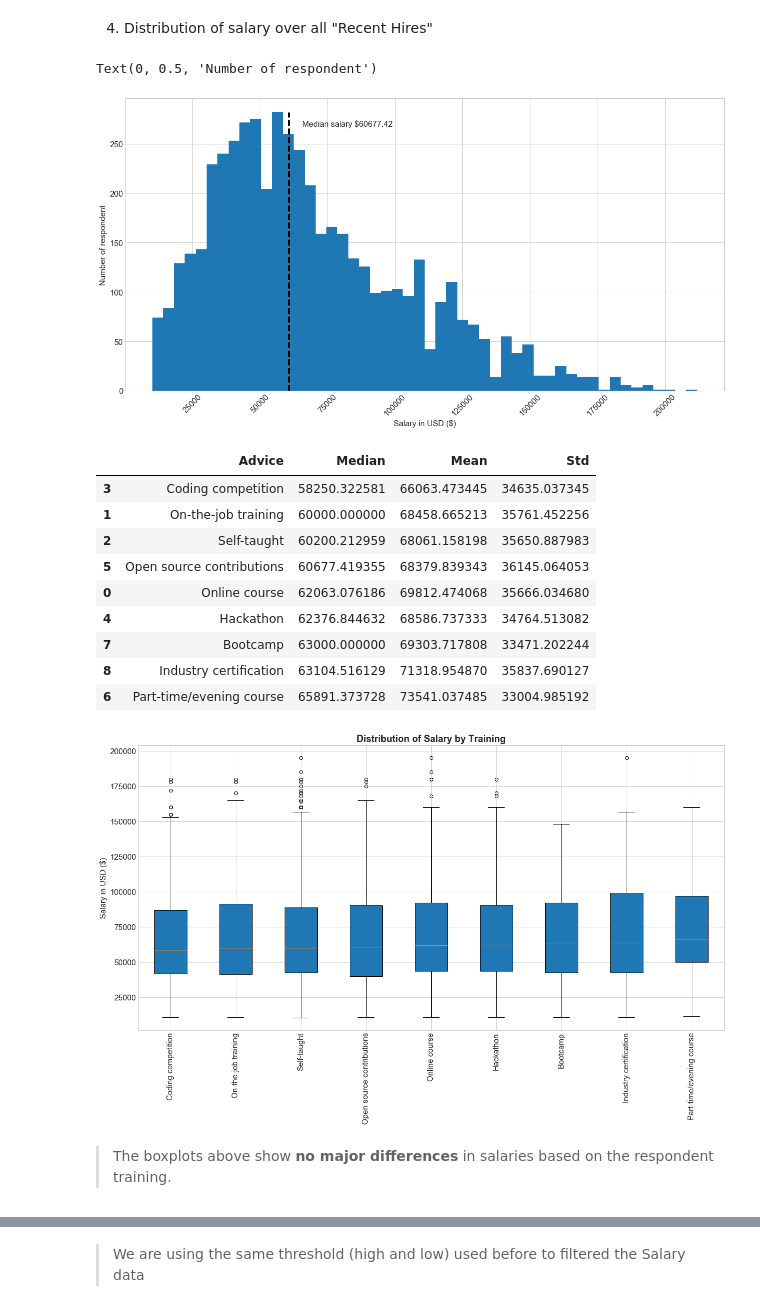
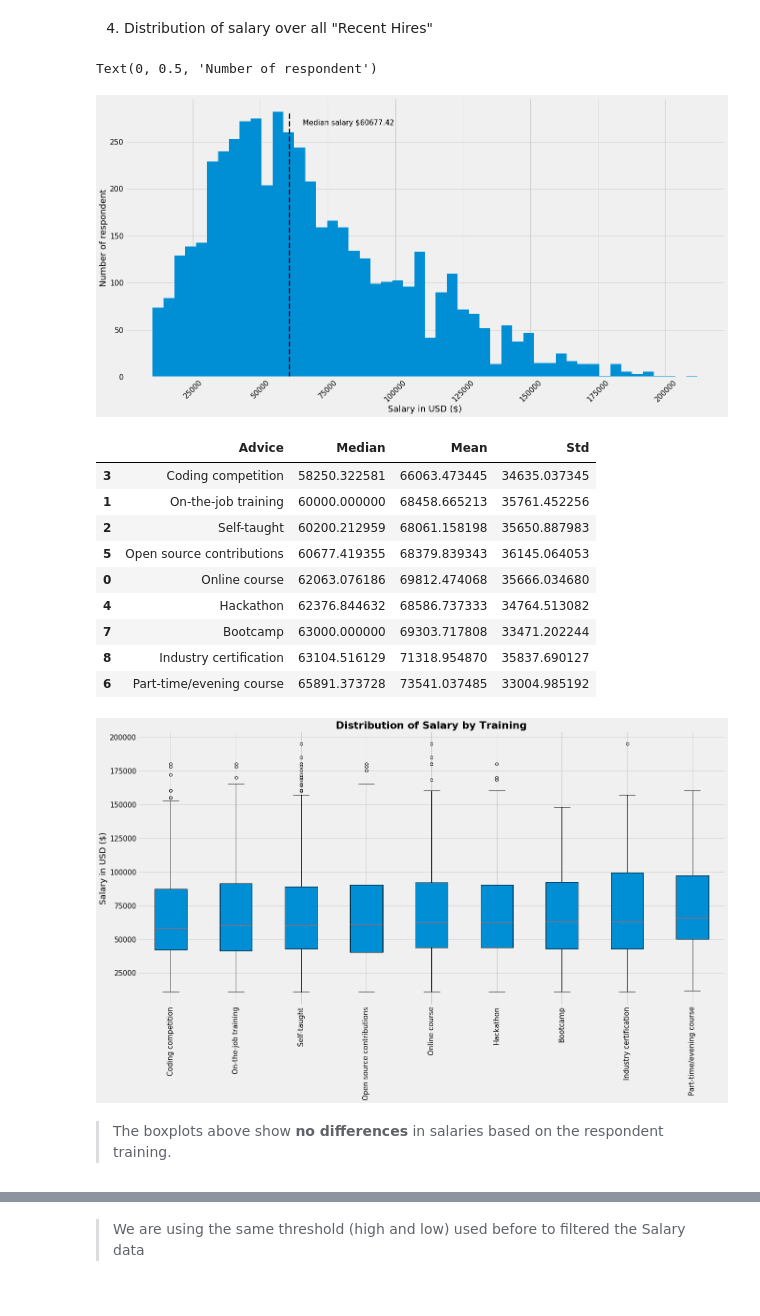
Before and after one commit to 6one2/Stack_PublicSurvey, a Jupyter notebook: code/StackPublicSurvey.ipynb, the cells around one changed output, grey strips where cells are left out. Saved outputs shown, nothing was run; the diff lists cells and outputs as text; code cells hidden in the pictures.

```diff
--- a/code/StackPublicSurvey.ipynb
+++ b/code/StackPublicSurvey.ipynb
@@ -16,7 +16,8 @@ import matplotlib.ticker as mtick
 from stack_functions import getChoices, convert2USD, createDummyVar
 # %%
 # setting up display
-plt.style.use('seaborn-whitegrid')
+plt.style.use('fivethirtyeight')
+# plt.style.use('tableau-colorblind10')
 plt.rcParams['figure.figsize']= 8, 8
 plt.rcParams['font.size']=8
 # %% [markdown]
@@ -206,12 +207,12 @@ md(
 ## 3.1 Job Satisfaction
 # %%
 Job_sat = []
-data_2_plot = []
+jobsat_2_plot = []
 
 for adv, idx in dictEducType.items():
     n_data = df_nhires.reindex(idx)['JobSatisfaction']
 
-    data_2_plot.append(n_data.dropna())
+    jobsat_2_plot.append(n_data.dropna())
 
     Job_sat.append(
         {
@@ -224,14 +225,14 @@ for adv, idx in dictEducType.items():
 
 JobSat = pd.DataFrame(Job_sat).sort_values(by=['Median', 'Mean'])
 my_order = JobSat.index.tolist() # find order the list of list of salary by Median
-data_2_plot = [data_2_plot[x] for x in my_order] # reorganize data_2_plot for boxplot
+jobsat_2_plot = [jobsat_2_plot[x] for x in my_order] # reorganize data_2_plot for boxplot
 
 fig = plt.figure()
 ax = fig.add_subplot(111)
-bp = plt.boxplot(data_2_plot, patch_artist=True)
+bp = plt.boxplot(jobsat_2_plot, patch_artist=True)
 ax.set_xticklabels(JobSat['Training'],rotation=90)
 plt.ylabel('Job Satisfaction')
-# plt.title('Distribution of Salary by Training', weight='bold')
+plt.title('Job Satisfaction Score by Training', weight='bold')
 
 JobSat
 # %% [output]
@@ -330,48 +331,48 @@ plt.xlabel('Salary in USD ($)')
 plt.ylabel('Number of respondent')
 # %% [output]
 Text(0, 0.5, 'Number of respondent')
-[figure, old version]
+[figure, new version]
 # %%
 Sal_per_Adv = []
-data_2_plot = []
+sal_2_plot = []
 
 for adv, idx in dictEducType.items():
     sal = df_filtered.reindex(idx)['SalaryConv_USD']
 
-    data_2_plot.append(sal.dropna())
+    sal_2_plot.append(sal.dropna())
 
     Sal_per_Adv.append(
         {
             'Advice': adv,
             'Median': sal.median(),
             'Mean':  sal.mean(),
             'Std': sal.std()
         }
     )
 
 Sal_per_Adv = pd.DataFrame(Sal_per_Adv).sort_values(['Median','Mean'])
 my_order = Sal_per_Adv.index.tolist() # find order the list of list of salary by Median
-data_2_plot = [data_2_plot[x] for x in my_order] # reorganize data_2_plot for boxplot
+sal_2_plot = [sal_2_plot[x] for x in my_order] # reorganize data_2_plot for boxplot
 
 fig = plt.figure()
 ax = fig.add_subplot(111)
-bp = plt.boxplot(data_2_plot, patch_artist=True)
+bp = plt.boxplot(sal_2_plot, patch_artist=True)
 ax.set_xticklabels(Sal_per_Adv['Advice'],rotation=90)
 plt.ylabel('Salary in USD ($)')
 plt.title('Distribution of Salary by Training', weight='bold')
 
 Sal_per_Adv
 # %% [output]
 |  | Advice | Median | Mean | Std |
 | 3 | Coding competition | 58250.322581 | 66063.473445 | 34635.037345 |
 | 1 | On-the-job training | 60000.000000 | 68458.665213 | 35761.452256 |
 | 2 | Self-taught | 60200.212959 | 68061.158198 | 35650.887983 |
 | 5 | Open source contributions | 60677.419355 | 68379.839343 | 36145.064053 |
 | 0 | Online course | 62063.076186 | 69812.474068 | 35666.034680 |
 | 4 | Hackathon | 62376.844632 | 68586.737333 | 34764.513082 |
 | 7 | Bootcamp | 63000.000000 | 69303.717808 | 33471.202244 |
 | 8 | Industry certification | 63104.516129 | 71318.954870 | 35837.690127 |
 | 6 | Part-time/evening course | 65891.373728 | 73541.037485 | 33004.985192 |
-[figure, old version]
+[figure, new version]
 # %% [markdown]
-> The boxplots above show __no major differences__ in salaries based on the respondent training.
+> The boxplots above show __no differences__ in salaries based on the respondent training.
```
Also changed, not shown: parts of 29 cells of this notebook.
